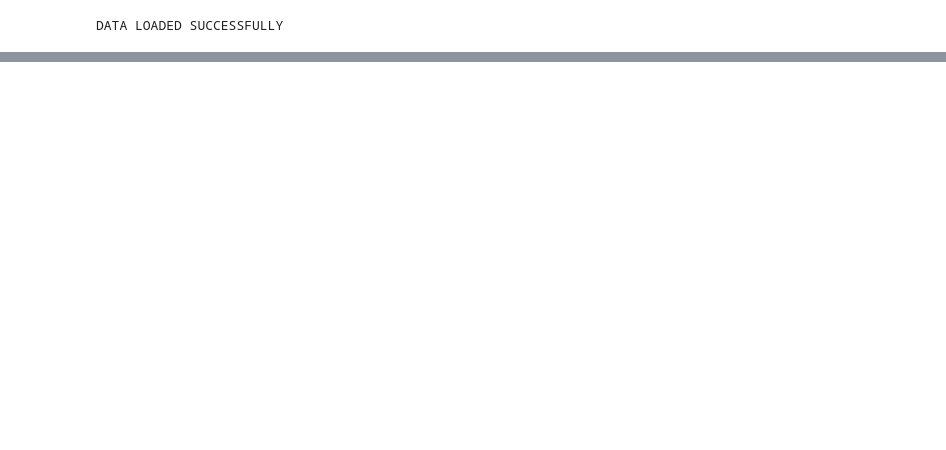
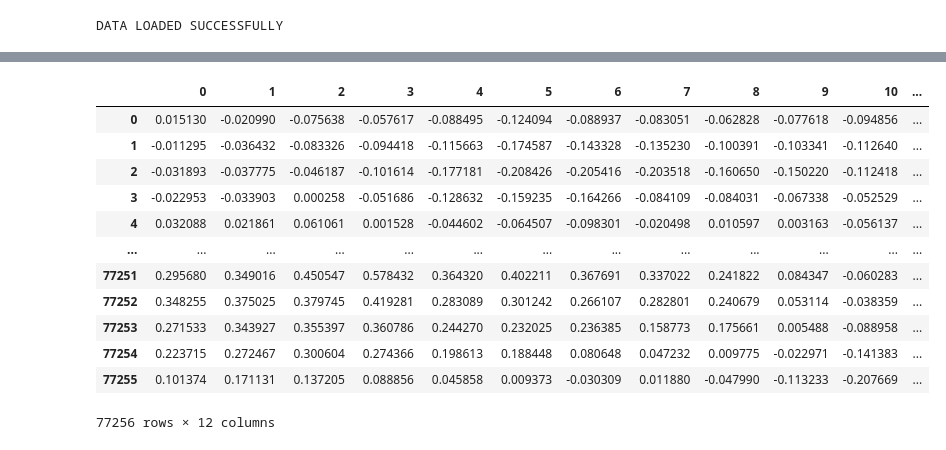
Before and after one commit to wildeerer/morocco_precip, a Jupyter notebook: notebooks/new_test.ipynb, the cells around one changed output, grey strips where cells are left out. Cells and saved outputs as stored; diff of their text form; code cells hidden in the pictures; blank space fills up the shorter version.

```diff
--- a/notebooks/new_test.ipynb
+++ b/notebooks/new_test.ipynb
@@ -159,0 +378,16 @@ DATA LOADED SUCCESSFULLY
+# %%
+pd.DataFrame(example)
+# %% [output]
+|  | 0 | 1 | 2 | 3 | 4 | 5 | 6 | 7 | 8 | 9 | 10 | ... |
+| 0 | 0.015130 | -0.020990 | -0.075638 | -0.057617 | -0.088495 | -0.124094 | -0.088937 | -0.083051 | -0.062828 | -0.077618 | -0.094856 | ... |
+| 1 | -0.011295 | -0.036432 | -0.083326 | -0.094418 | -0.115663 | -0.174587 | -0.143328 | -0.135230 | -0.100391 | -0.103341 | -0.112640 | ... |
+| 2 | -0.031893 | -0.037775 | -0.046187 | -0.101614 | -0.177181 | -0.208426 | -0.205416 | -0.203518 | -0.160650 | -0.150220 | -0.112418 | ... |
+| 3 | -0.022953 | -0.033903 | 0.000258 | -0.051686 | -0.128632 | -0.159235 | -0.164266 | -0.084109 | -0.084031 | -0.067338 | -0.052529 | ... |
+| 4 | 0.032088 | 0.021861 | 0.061061 | 0.001528 | -0.044602 | -0.064507 | -0.098301 | -0.020498 | 0.010597 | 0.003163 | -0.056137 | ... |
+| ... | ... | ... | ... | ... | ... | ... | ... | ... | ... | ... | ... | ... |
+| 77251 | 0.295680 | 0.349016 | 0.450547 | 0.578432 | 0.364320 | 0.402211 | 0.367691 | 0.337022 | 0.241822 | 0.084347 | -0.060283 | ... |
+| 77252 | 0.348255 | 0.375025 | 0.379745 | 0.419281 | 0.283089 | 0.301242 | 0.266107 | 0.282801 | 0.240679 | 0.053114 | -0.038359 | ... |
+| 77253 | 0.271533 | 0.343927 | 0.355397 | 0.360786 | 0.244270 | 0.232025 | 0.236385 | 0.158773 | 0.175661 | 0.005488 | -0.088958 | ... |
+| 77254 | 0.223715 | 0.272467 | 0.300604 | 0.274366 | 0.198613 | 0.188448 | 0.080648 | 0.047232 | 0.009775 | -0.022971 | -0.141383 | ... |
+| 77255 | 0.101374 | 0.171131 | 0.137205 | 0.088856 | 0.045858 | 0.009373 | -0.030309 | 0.011880 | -0.047990 | -0.113233 | -0.207669 | ... |
+77256 rows × 12 columns
```
Also changed, not shown: parts of 14 cells of this notebook, 2 other files.
